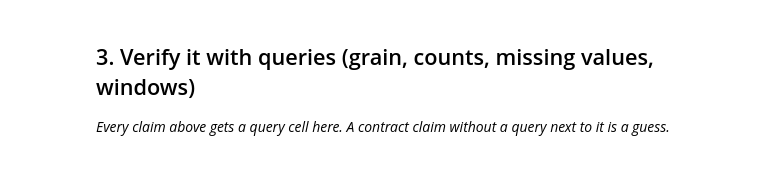
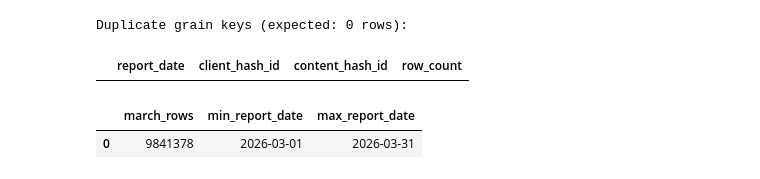
Before and after one commit to Asif-Ahmed-Rezvi/flyrank-internship-ml, a Jupyter notebook: work/notebooks/w03_data_contract.ipynb, the cells around one changed output. Cells and saved outputs as stored; diff of their text form; code cells hidden in the pictures.

```diff
--- a/work/notebooks/w03_data_contract.ipynb
+++ b/work/notebooks/w03_data_contract.ipynb
@@ -12,0 +22,33 @@ This skeleton is yours to fill. Work the sections **in order** — each one has
+# %%
+# This cell is for CODE (numbers, a query, a check).
+# Write your text answer in the cell ABOVE this one — typing sentences here breaks Run All.
+# Setup: DuckDB + Hugging Face authentication.
+# The token is read from the Colab Secret HF_TOKEN. It is never written into this notebook.
+
+%pip -q install duckdb huggingface_hub scikit-learn pandas
+
+import os
+import duckdb
+import pandas as pd
+import numpy as np
+
+try:
+    from google.colab import userdata
+    HF_TOKEN = userdata.get("HF_TOKEN")
+except Exception:
+    HF_TOKEN = os.environ.get("HF_TOKEN")
+
+if not HF_TOKEN:
+    raise RuntimeError(
+        "HF_TOKEN is missing. In Colab: open the key/Secrets panel, add a Secret named HF_TOKEN, "
+        "then Run all again."
+    )
+
+con = duckdb.connect()
+con.execute("CREATE OR REPLACE SECRET hf (TYPE huggingface, TOKEN ?)", [HF_TOKEN])
+
+REL = "hf://datasets/FlyRank/internship-warehouse"
+FACT_MARCH = f"read_parquet('{REL}/fact_content_daily_performance/month=2026-03/*.parquet')"
+FACT_APRIL = f"read_parquet('{REL}/fact_content_daily_performance/month=2026-04/*.parquet')"
+
+print("Connected. Development slice: March 2026; outcome window: April 2026.")
@@ -20,7 +108,31 @@ This skeleton is yours to fill. Work the sections **in order** — each one has
 # %%
 # This cell is for CODE (numbers, a query, a check).
 # Write your text answer in the cell ABOVE this one — typing sentences here breaks Run All.
+# Verification query 1 — grain
+grain_check = con.sql(f"""
+    SELECT report_date, client_hash_id, content_hash_id, COUNT(*) AS row_count
+    FROM {FACT_MARCH}
+    GROUP BY 1, 2, 3
+    HAVING COUNT(*) > 1
+    LIMIT 5
+""").df()
+
+print("Duplicate grain keys (expected: 0 rows):")
+display(grain_check)
+# %% [output]
+Duplicate grain keys (expected: 0 rows):
+|  | report_date | client_hash_id | content_hash_id | row_count |
-# %% [markdown]
-## 3. Verify it with queries (grain, counts, missing values, windows)
-
-*Every claim above gets a query cell here. A contract claim without a query next to it is a guess.*
+# %%
+# Verification query 2 — March slice row count + date span
+slice_stats = con.sql(f"""
+    SELECT
+        COUNT(*) AS march_rows,
+        MIN(report_date) AS min_report_date,
+        MAX(report_date) AS max_report_date
+    FROM {FACT_MARCH}
+""").df()
+
+display(slice_stats)
+# %% [output]
+|  | march_rows | min_report_date | max_report_date |
+| 0 | 9841378 | 2026-03-01 | 2026-03-31 |
```
Also changed, not shown: parts of 17 cells of this notebook.
